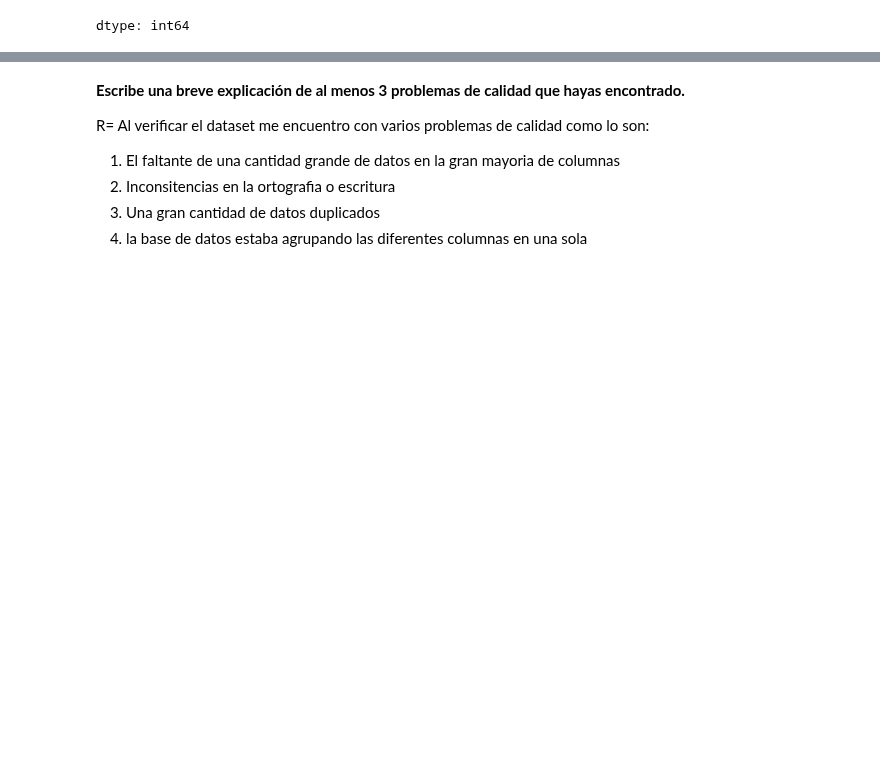
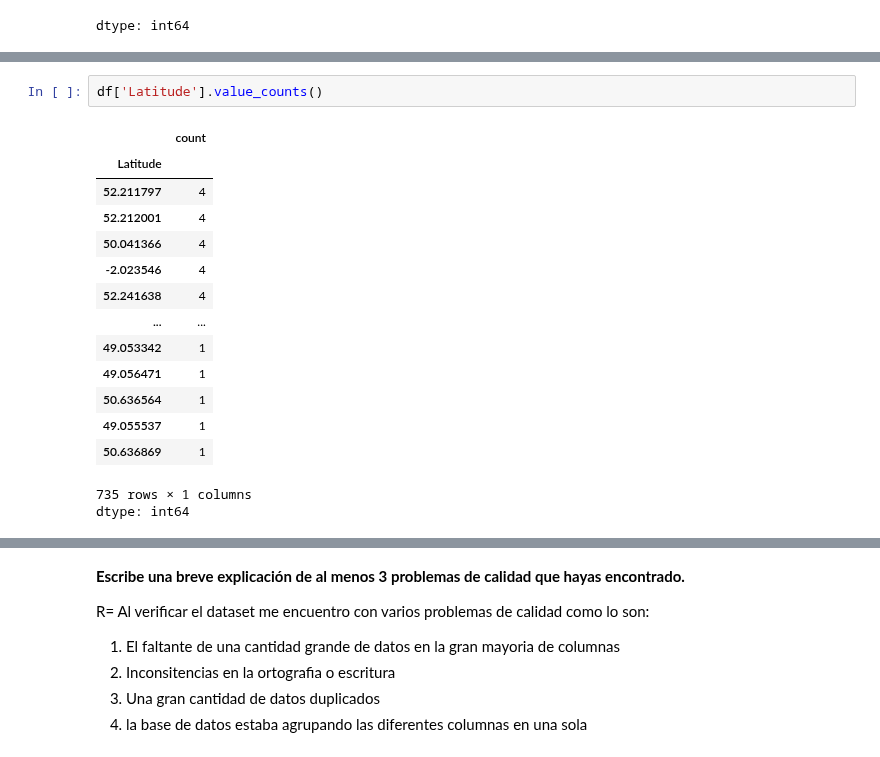
Before and after one commit to juanalvarez2491-web/Entregables-BIT-JuanCarlosAlvarezOchoa, a Jupyter notebook: Actividad_2_Limpieza_y_análisis_de_datos_con_Pandas_+_NumPy.ipynb, the cells around one changed output, grey strips where cells are left out. Drawn from its saved outputs; the diff is of its cells as text; blank space fills up the shorter version.

```diff
--- a/Actividad_2_Limpieza_y_análisis_de_datos_con_Pandas_+_NumPy.ipynb
+++ b/Actividad_2_Limpieza_y_análisis_de_datos_con_Pandas_+_NumPy.ipynb
@@ -182,0 +242,18 @@ dtype: int64
+# %%
+df['Latitude'].value_counts()
+# %% [output]
+|  | count |
+| Latitude |  |
+| 52.211797 | 4 |
+| 52.212001 | 4 |
+| 50.041366 | 4 |
+| -2.023546 | 4 |
+| 52.241638 | 4 |
+| ... | ... |
+| 49.053342 | 1 |
+| 49.056471 | 1 |
+| 50.636564 | 1 |
+| 49.055537 | 1 |
+| 50.636869 | 1 |
+735 rows × 1 columns
+dtype: int64
```
Also changed, not shown: parts of 15 cells of this notebook.
